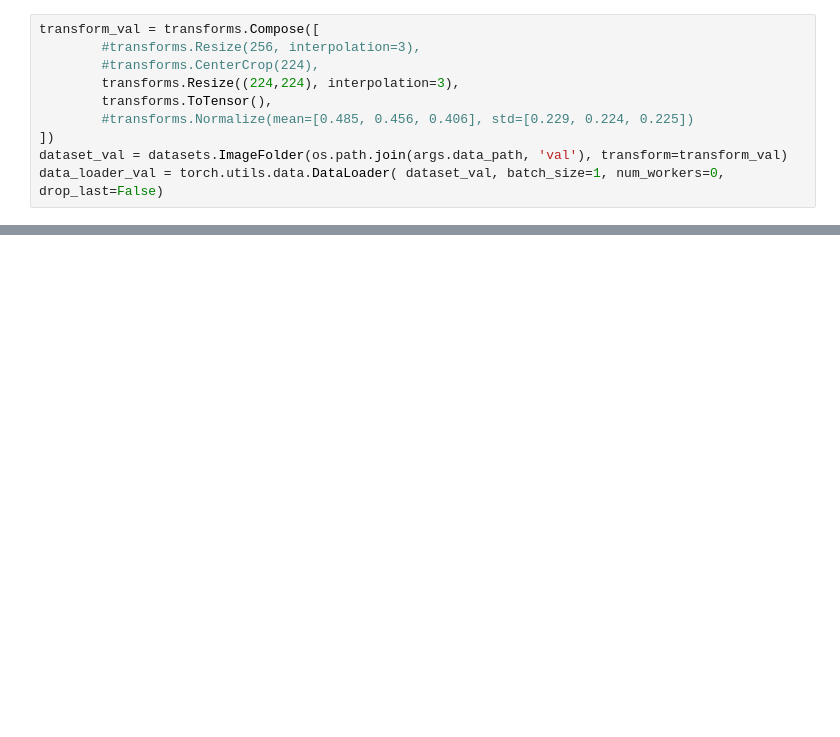
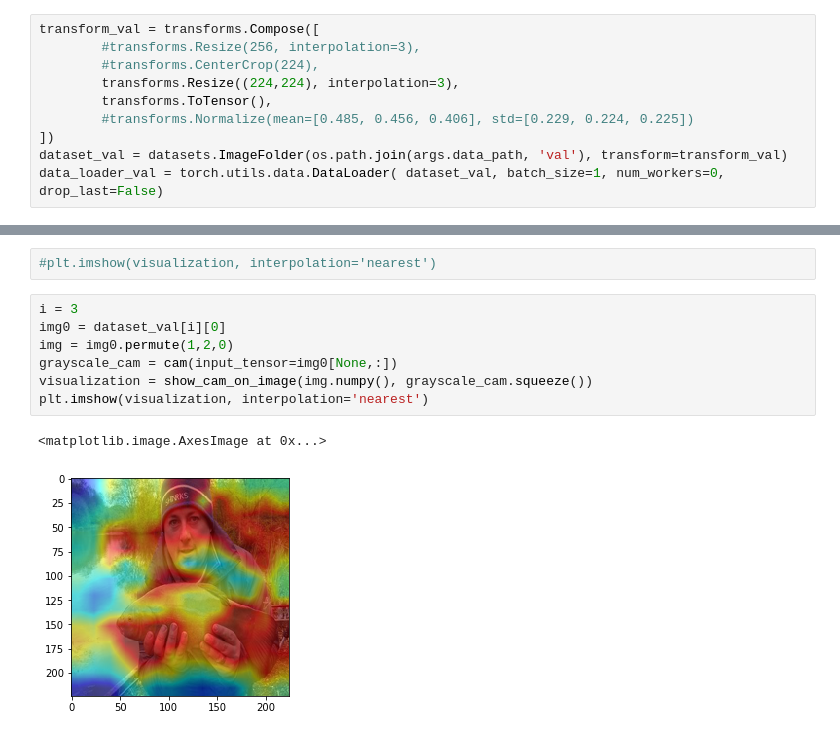
Before and after one commit to resa-git/ADL-MAE, a Jupyter notebook: practise/final/grad_cam_vit.ipynb, the cells around one changed output, grey strips where cells are left out. Saved outputs shown, nothing was run; the diff lists cells and outputs as text; blank space fills up the shorter version.

```diff
--- a/practise/final/grad_cam_vit.ipynb
+++ b/practise/final/grad_cam_vit.ipynb
@@ -104 +90,13 @@ plt.imshow(img, interpolation='nearest')
+# %%
+#plt.imshow(visualization, interpolation='nearest')
+# %%
+i = 3
+img0 = dataset_val[i][0]
+img = img0.permute(1,2,0)
+grayscale_cam = cam(input_tensor=img0[None,:])
+visualization = show_cam_on_image(img.numpy(), grayscale_cam.squeeze())
+plt.imshow(visualization, interpolation='nearest')
+# %% [output]
+<matplotlib.image.AxesImage at 0x...>
+[figure, added]
 # %%
```
Also changed, not shown: parts of 31 cells of this notebook.
